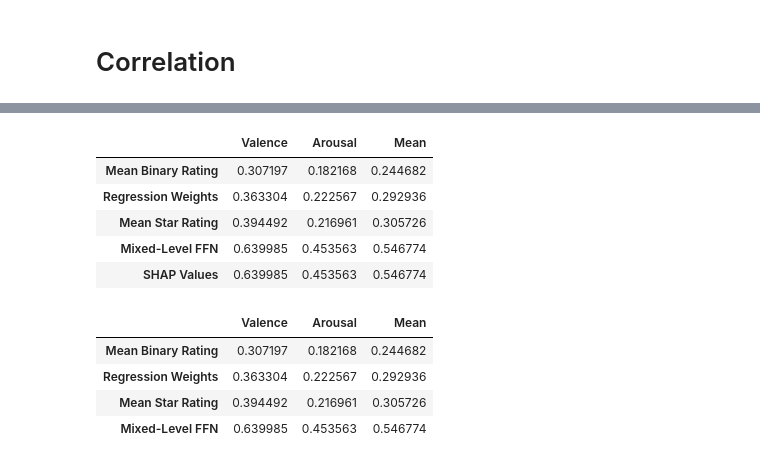
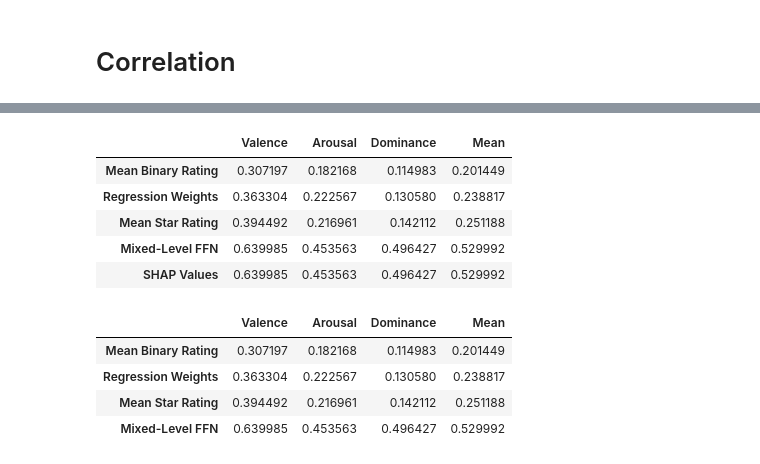
Before and after one commit to yoninachmany/empathy_dictionary, a Jupyter notebook: VAD correlations.ipynb, the cells around one changed output, grey strips where cells are left out. Cells and saved outputs as stored; diff of their text form; code cells hidden in the pictures.

Commit message:
add back dominance

```diff
--- a/VAD correlations.ipynb
+++ b/VAD correlations.ipynb
@@ -289,8 +289,11 @@ plt.hist(shap_D_df['values'], bins=bins);
 # Correlation
 # %%
 from scipy import stats as st
+from sklearn.preprocessing import scale
 
 def correlation(true, pred):
+    pred = scale(pred)
+#     pred = np.log1p(pred) - np.median(np.log1p(pred))
     result=st.pearsonr(true,pred)
     return result[0]
 
@@ -394,24 +397,24 @@ for emo in ['V', 'A', 'D']:
 correlations['SHAP Values'] = results
 # %%
 correlations_df = pd.DataFrame(correlations).transpose()
-correlations_df = correlations_df[['V', 'A']]
-correlations_df = correlations_df.rename(index=str, columns={"V": "Valence", "A": "Arousal"})
+correlations_df = correlations_df[['V', 'A', 'D']]
+correlations_df = correlations_df.rename(index=str, columns={"V": "Valence", "A": "Arousal", "D": "Dominance"})
 correlations_df['Mean'] = correlations_df.mean(axis=1)
 correlations_df = correlations_df.sort_values('Mean')
 correlations_df
 # %% [output]
-|  | Valence | Arousal | Mean |
-| Mean Binary Rating | 0.307197 | 0.182168 | 0.244682 |
-| Regression Weights | 0.363304 | 0.222567 | 0.292936 |
-| Mean Star Rating | 0.394492 | 0.216961 | 0.305726 |
-| Mixed-Level FFN | 0.639985 | 0.453563 | 0.546774 |
-| SHAP Values | 0.639985 | 0.453563 | 0.546774 |
+|  | Valence | Arousal | Dominance | Mean |
+| Mean Binary Rating | 0.307197 | 0.182168 | 0.114983 | 0.201449 |
+| Regression Weights | 0.363304 | 0.222567 | 0.130580 | 0.238817 |
+| Mean Star Rating | 0.394492 | 0.216961 | 0.142112 | 0.251188 |
+| Mixed-Level FFN | 0.639985 | 0.453563 | 0.496427 | 0.529992 |
+| SHAP Values | 0.639985 | 0.453563 | 0.496427 | 0.529992 |
 # %%
 correlations_df = correlations_df.drop(['SHAP Values'])
 correlations_df
 # %% [output]
-|  | Valence | Arousal | Mean |
-| Mean Binary Rating | 0.307197 | 0.182168 | 0.244682 |
-| Regression Weights | 0.363304 | 0.222567 | 0.292936 |
-| Mean Star Rating | 0.394492 | 0.216961 | 0.305726 |
-| Mixed-Level FFN | 0.639985 | 0.453563 | 0.546774 |
+|  | Valence | Arousal | Dominance | Mean |
+| Mean Binary Rating | 0.307197 | 0.182168 | 0.114983 | 0.201449 |
+| Regression Weights | 0.363304 | 0.222567 | 0.130580 | 0.238817 |
+| Mean Star Rating | 0.394492 | 0.216961 | 0.142112 | 0.251188 |
+| Mixed-Level FFN | 0.639985 | 0.453563 | 0.496427 | 0.529992 |
```
